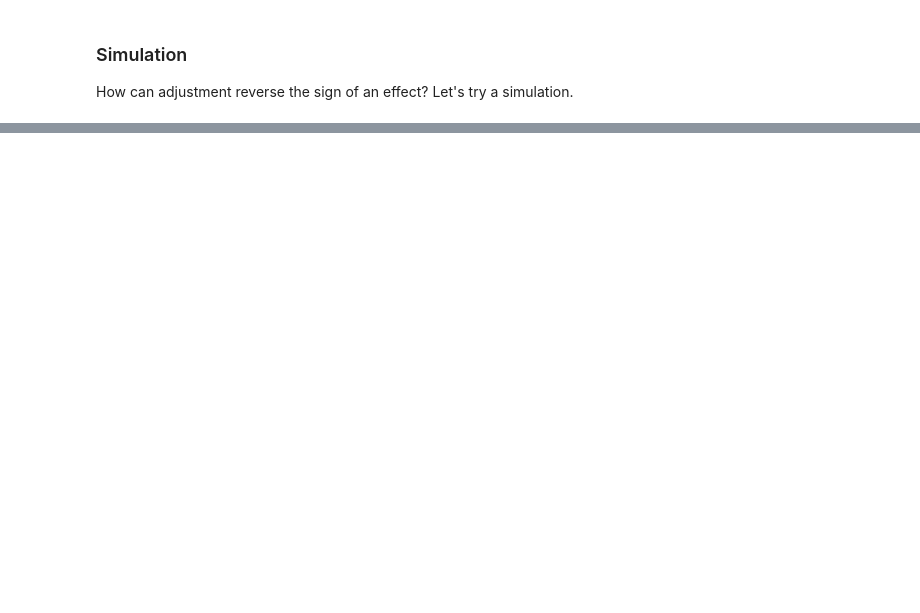
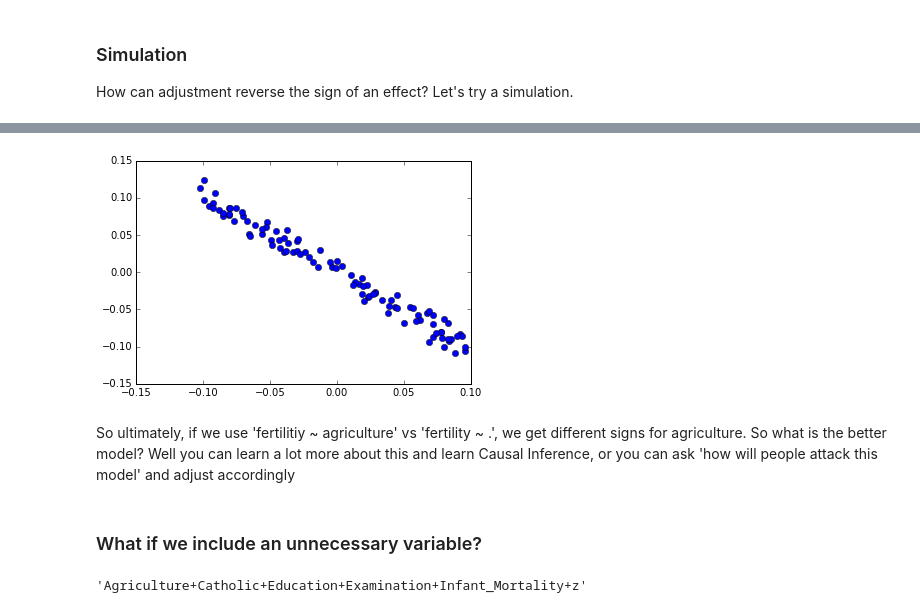
Before and after one commit to idrisr/coursera-regressions, a Jupyter notebook: regressions.ipynb, the cells around one changed output, grey strips where cells are left out. Saved outputs shown, nothing was run; the diff lists cells and outputs as text; code cells hidden in the pictures; blank space fills up the shorter version.

```diff
--- a/regressions.ipynb
+++ b/regressions.ipynb
@@ -1561,0 +1846,13 @@ axarr[1].set_title('x2');
+# %%
+r1 = sm.ols('x1 ~ x2', data=df_simul).fit()
+r2 = sm.ols('y ~ x2', data=df_simul).fit()
+# %%
+# Here we factor out the effect of x2
+# Not really sure what the point of is this
+plt.plot(r1.resid, r2.resid, 'o');
+# %% [output]
+[figure, added]
+# %% [markdown]
+So ultimately, if we use 'fertilitiy ~ agriculture' vs 'fertility ~ .', we get different signs for agriculture. So what is the better model? Well you can learn a lot more about this and learn Causal Inference, or you can ask 'how will people attack this model' and adjust accordingly
+# %% [markdown]
+### What if we include an unnecessary variable?
@@ -1561,0 +1862,10 @@ axarr[1].set_title('x2');
+# %%
+swiss.columns = [_.replace('.', '_') for _ in swiss.columns]
+swiss['z'] = swiss['Agriculture'] + swiss['Education']
+y = 'Fertility'
+x = "+".join(swiss.columns - [y])
+formula = '%s ~ %s' % (y, x)
+swiss.head()
+x
+# %% [output]
+'Agriculture+Catholic+Education+Examination+Infant_Mortality+z'
```
Also changed, not shown: parts of 134 cells of this notebook.
